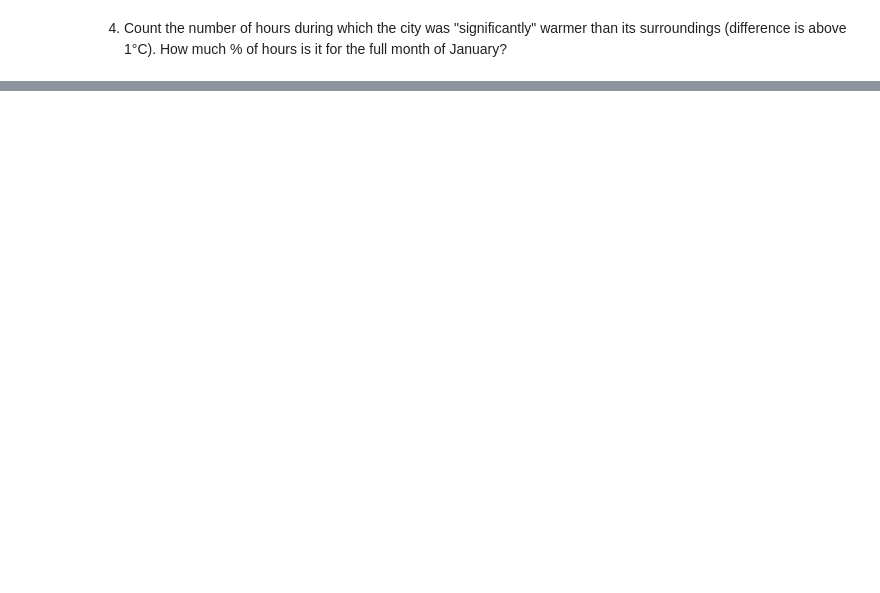
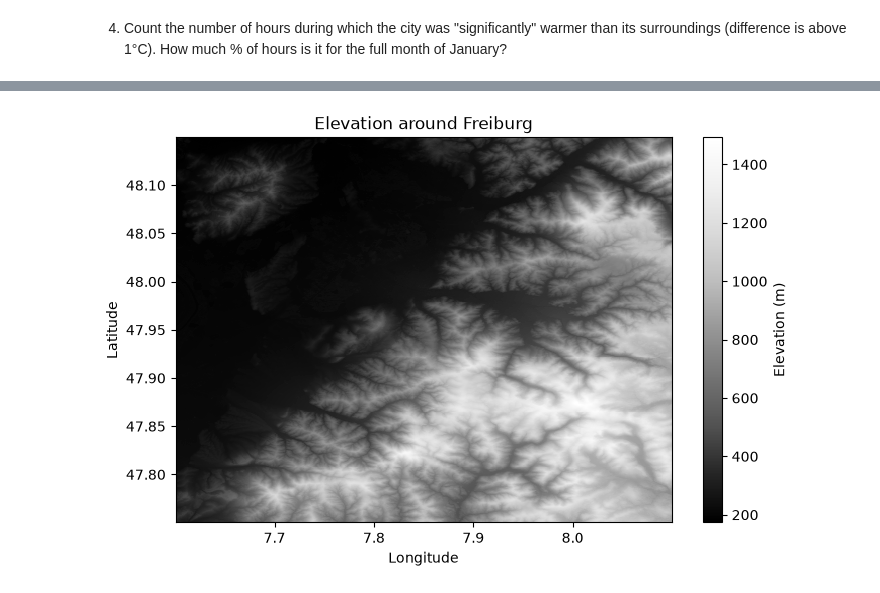
Before and after one commit to future-forests/coding-course, a Jupyter notebook: solution/05-geospatial-data.ipynb, the cells around one changed output, grey strips where cells are left out. Saved outputs shown, nothing was run; the diff lists cells and outputs as text; code cells hidden in the pictures; blank space fills up the shorter version.

```diff
--- a/solution/05-geospatial-data.ipynb
+++ b/solution/05-geospatial-data.ipynb
@@ -293,0 +364,14 @@ print("Share of January hours: (in %)",PctHours)
+# %%
+# Solution
+Elev = xr.open_dataarray("../processed_data/elevation_m_wgs84.nc")
+ElevBox = Elev.sel(lon=slice(7.6, 8.1), lat=slice(48.15, 47.75))
+
+plt.figure(figsize=(8, 5))
+plt.pcolormesh(ElevBox.lon, ElevBox.lat, ElevBox, cmap="Greys_r", shading="auto")
+plt.colorbar(label="Elevation (m)")
+plt.title("Elevation around Freiburg")
+plt.xlabel("Longitude")
+plt.ylabel("Latitude")
+plt.show()
+# %% [output]
+[figure, added]
```
Also changed, not shown: parts of 27 cells of this notebook, 3 other files.
